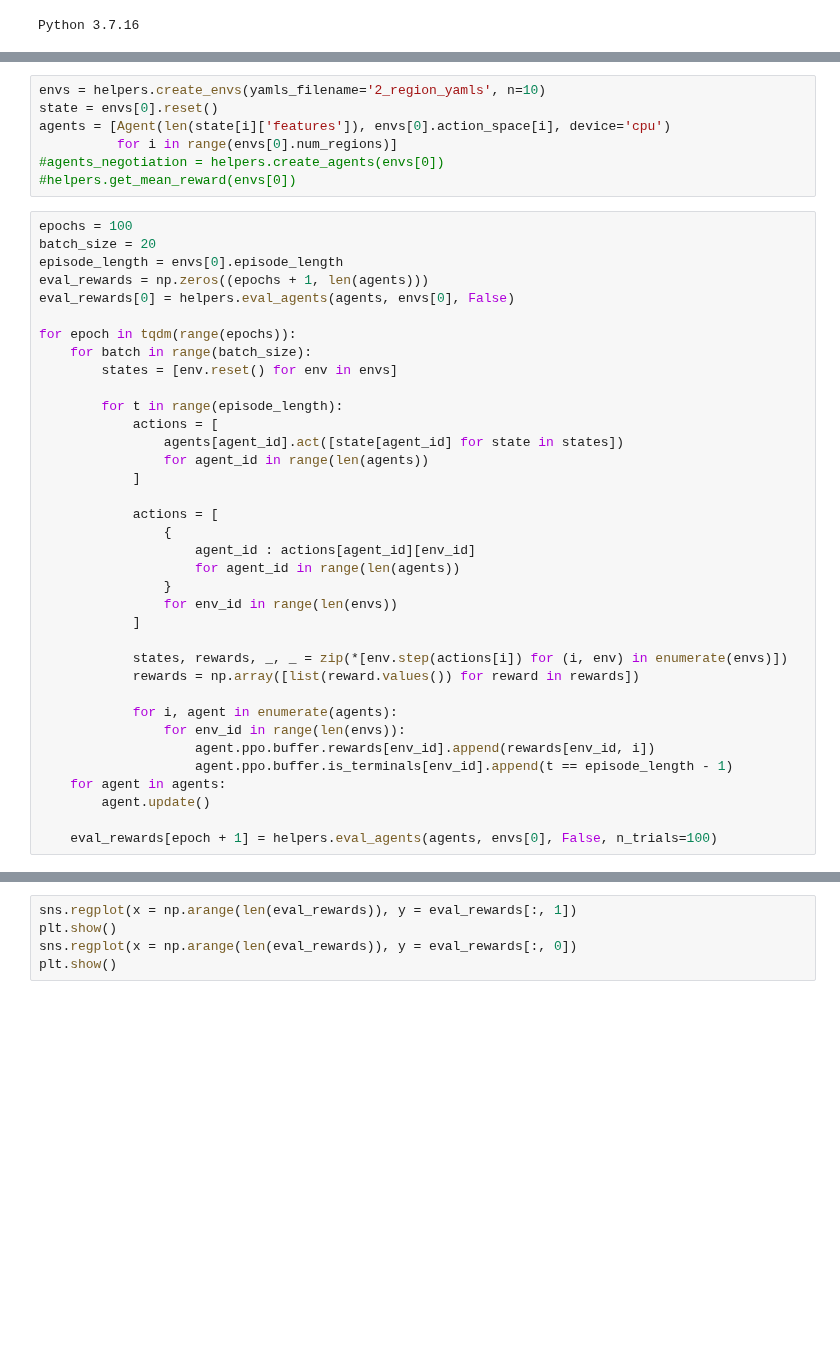
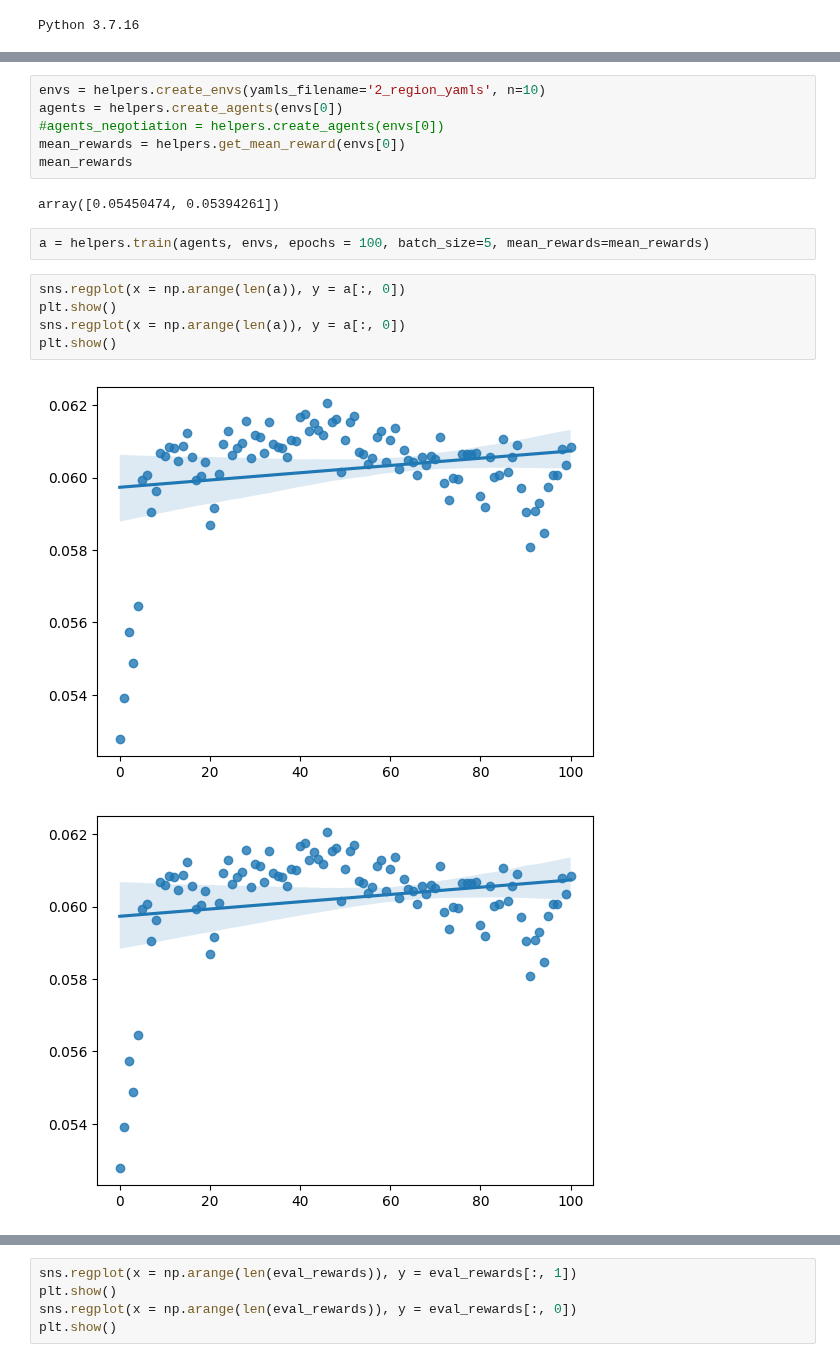
Before and after one commit to i4ata/BScProject, a Jupyter notebook: ppo_negotiation_simplified/PPO_negotiation_tryouts.ipynb, the cells around one changed output, grey strips where cells are left out. Cells and saved outputs as stored; diff of their text form; blank space fills up the shorter version.

```diff
--- a/ppo_negotiation_simplified/PPO_negotiation_tryouts.ipynb
+++ b/ppo_negotiation_simplified/PPO_negotiation_tryouts.ipynb
@@ -11,44 +10,19 @@ from activity.ActingAgent import Agent
 from tqdm import tqdm
 # %%
 envs = helpers.create_envs(yamls_filename='2_region_yamls', n=10)
-state = envs[0].reset()
-agents = [Agent(len(state[i]['features']), envs[0].action_space[i], device='cpu')
-          for i in range(envs[0].num_regions)]
+agents = helpers.create_agents(envs[0])
 #agents_negotiation = helpers.create_agents(envs[0])
-#helpers.get_mean_reward(envs[0])
+mean_rewards = helpers.get_mean_reward(envs[0])
+mean_rewards
+# %% [output]
+array([0.05450474, 0.05394261])
-# %%
-epochs = 100
-batch_size = 20
-episode_length = envs[0].episode_length
-eval_rewards = np.zeros((epochs + 1, len(agents)))
-eval_rewards[0] = helpers.eval_agents(agents, envs[0], False)
-
-for epoch in tqdm(range(epochs)):
-    for batch in range(batch_size):
-        states = [env.reset() for env in envs]
-
-        for t in range(episode_length):
-            actions = [
-                agents[agent_id].act([state[agent_id] for state in states])
-                for agent_id in range(len(agents))
-            ]
-
-            actions = [
-                {
-                    agent_id : actions[agent_id][env_id]
-                    for agent_id in range(len(agents))
-                }
-                for env_id in range(len(envs))
-            ]
-
-            states, rewards, _, _ = zip(*[env.step(actions[i]) for (i, env) in enumerate(envs)])
-            rewards = np.array([list(reward.values()) for reward in rewards])
-
-            for i, agent in enumerate(agents):
-                for env_id in range(len(envs)):
-                    agent.ppo.buffer.rewards[env_id].append(rewards[env_id, i])
-                    agent.ppo.buffer.is_terminals[env_id].append(t == episode_length - 1)
-    for agent in agents:
-        agent.update()
-
-    eval_rewards[epoch + 1] = helpers.eval_agents(agents, envs[0], False, n_trials=100)
+# %%
+a = helpers.train(agents, envs, epochs = 100, batch_size=5, mean_rewards=mean_rewards)
+# %%
+sns.regplot(x = np.arange(len(a)), y = a[:, 0])
+plt.show()
+sns.regplot(x = np.arange(len(a)), y = a[:, 0])
+plt.show()
+# %% [output]
+[figure, added]
+[figure, added]
```
Also changed, not shown: parts of 3 cells of this notebook, 15 other files.
